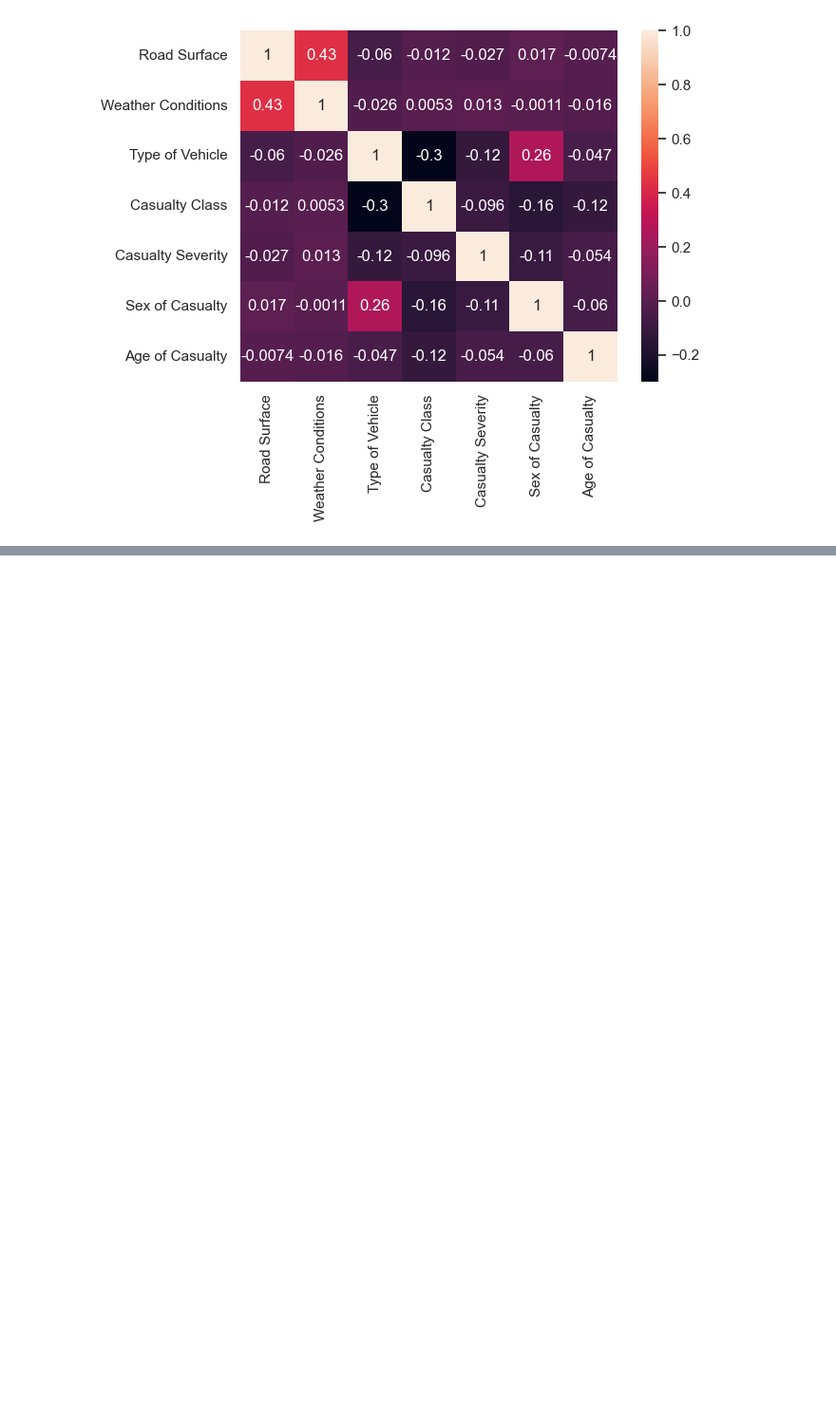
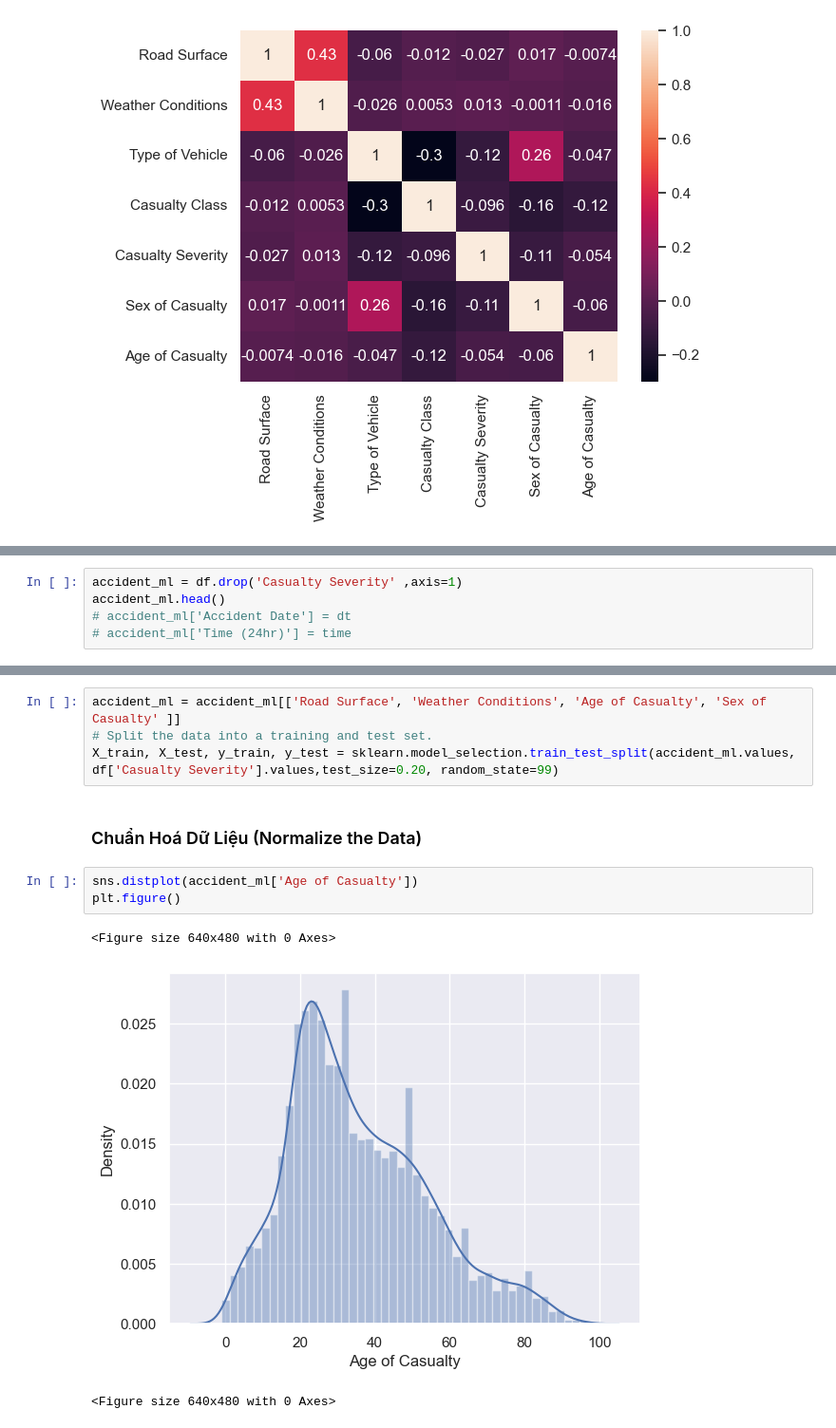
Before and after one commit to laitoanthang/KHDL-PythonForDS, a Jupyter notebook: Modeling.ipynb, the cells around one changed output, grey strips where cells are left out. Shown: that part at 95% size. Saved outputs shown, nothing was run; the diff lists cells and outputs as text; blank space fills up the shorter version.

```diff
--- a/Modeling.ipynb
+++ b/Modeling.ipynb
@@ -196,0 +212,5 @@ Phân tích
+# %%
+accident_ml = df.drop('Casualty Severity' ,axis=1)
+accident_ml.head()
+# accident_ml['Accident Date'] = dt
+# accident_ml['Time (24hr)'] = time
@@ -196,0 +224,13 @@ Phân tích
+# %%
+accident_ml = accident_ml[['Road Surface', 'Weather Conditions', 'Age of Casualty', 'Sex of Casualty' ]]
+# Split the data into a training and test set.
+X_train, X_test, y_train, y_test = sklearn.model_selection.train_test_split(accident_ml.values, df['Casualty Severity'].values,test_size=0.20, random_state=99)
+# %% [markdown]
+### Chuẩn Hoá Dữ Liệu (Normalize the Data)
+# %%
+sns.distplot(accident_ml['Age of Casualty'])
+plt.figure()
+# %% [output]
+<Figure size 640x480 with 0 Axes>
+[figure, added]
+<Figure size 640x480 with 0 Axes>
```
Also changed, not shown: parts of 33 cells of this notebook.
